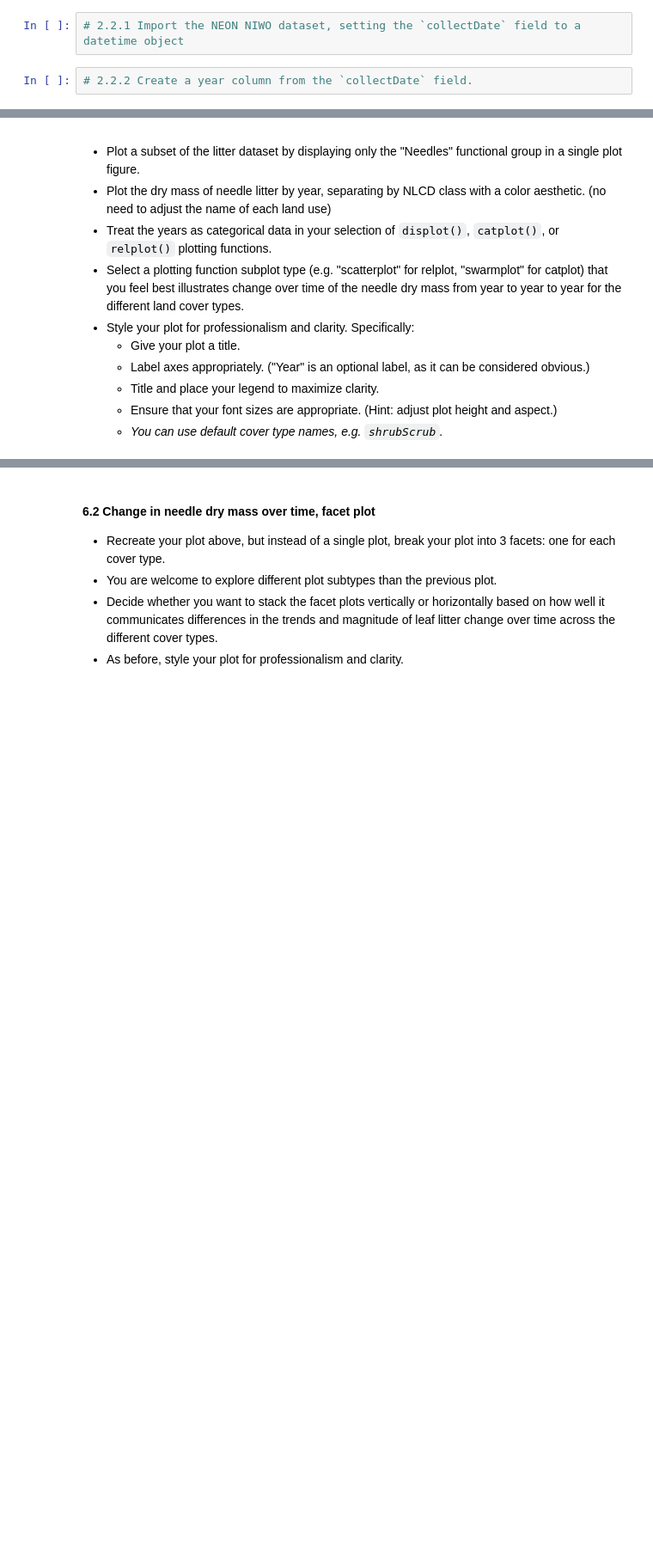
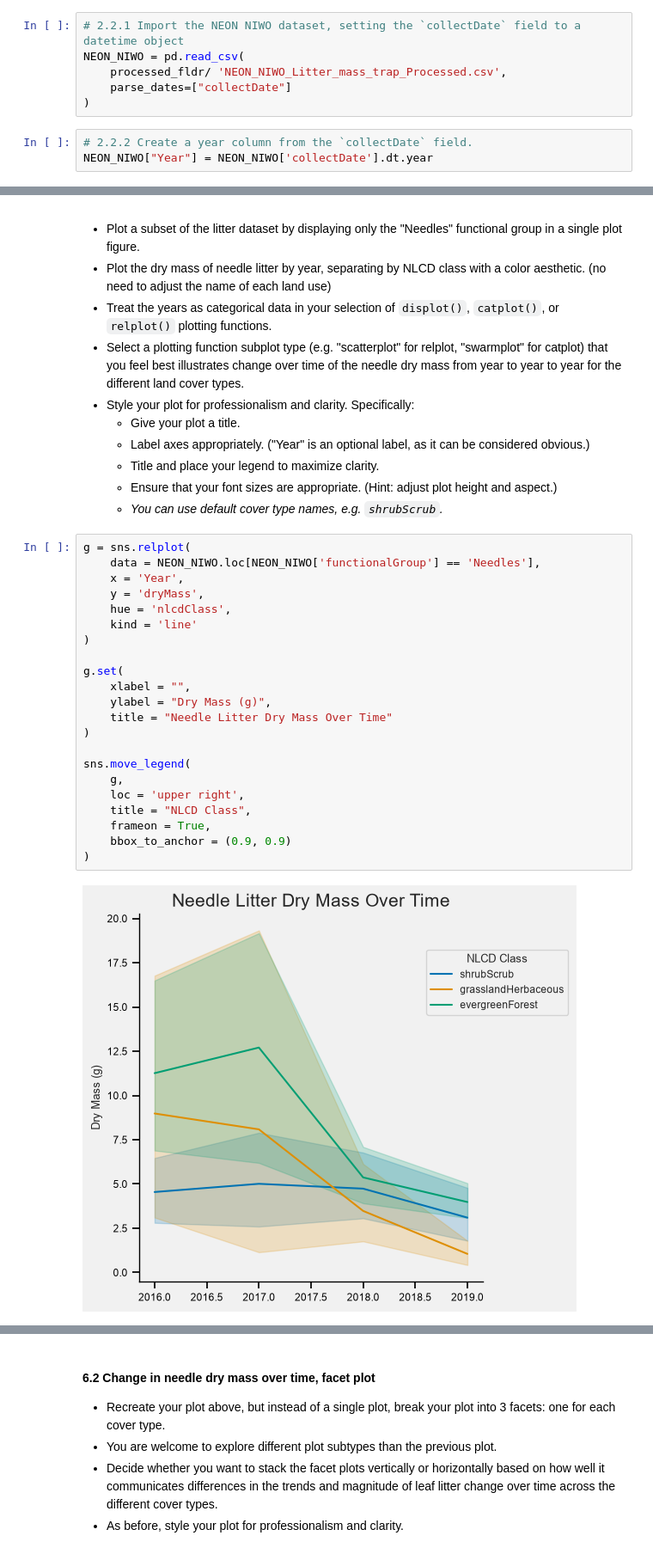
Before and after one commit to sarahj-hall/ENV700, a Jupyter notebook: Assignments/A5-DataVisualization.ipynb, the cells around one changed output, grey strips where cells are left out. Shown at 86% size. Drawn from its saved outputs; the diff is of its cells as text; blank space fills up the shorter version.

```diff
--- a/Assignments/A5-DataVisualization.ipynb
+++ b/Assignments/A5-DataVisualization.ipynb
@@ -40,6 +63,11 @@ As always, address the tasks below to the best of your ability. Be sure to ask i
 # %%
 # 2.2.1 Import the NEON NIWO dataset, setting the `collectDate` field to a datetime object
+NEON_NIWO = pd.read_csv(
+    processed_fldr/ 'NEON_NIWO_Litter_mass_trap_Processed.csv',
+    parse_dates=["collectDate"]
+)
 # %%
 # 2.2.2 Create a year column from the `collectDate` field.
+NEON_NIWO["Year"] = NEON_NIWO['collectDate'].dt.year
 # %%
 # 2.2.3 Display the first 5 records of the dataframe
@@ -105,5 +244,29 @@ We are curious how the amount of needles is changing from year to year, specific
     - Title and place your legend to maximize clarity.
     - Ensure that your font sizes are appropriate. (Hint: adjust plot height and aspect.)
     - *You can use default cover type names, e.g. `shrubScrub`.*
+# %%
+g = sns.relplot(
+    data = NEON_NIWO.loc[NEON_NIWO['functionalGroup'] == 'Needles'],
+    x = 'Year',
+    y = 'dryMass',
+    hue = 'nlcdClass',
+    kind = 'line'
+)
+
+g.set(
+    xlabel = "",
+    ylabel = "Dry Mass (g)",
+    title = "Needle Litter Dry Mass Over Time"
+)
+
+sns.move_legend(
+    g,
+    loc = 'upper right',
+    title = "NLCD Class",
+    frameon = True,
+    bbox_to_anchor = (0.9, 0.9)
+)
+# %% [output]
+[figure, added]
 # %%
 # 6. Plot the dry mass of needles over time, separated by NLCD cover type
```
Also changed, not shown: parts of 13 cells of this notebook, 3 other files.
